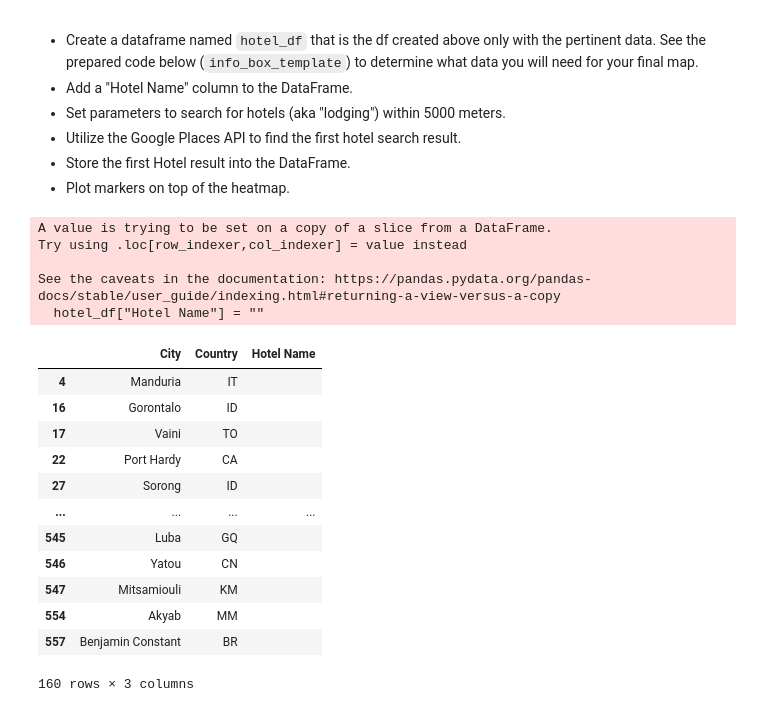
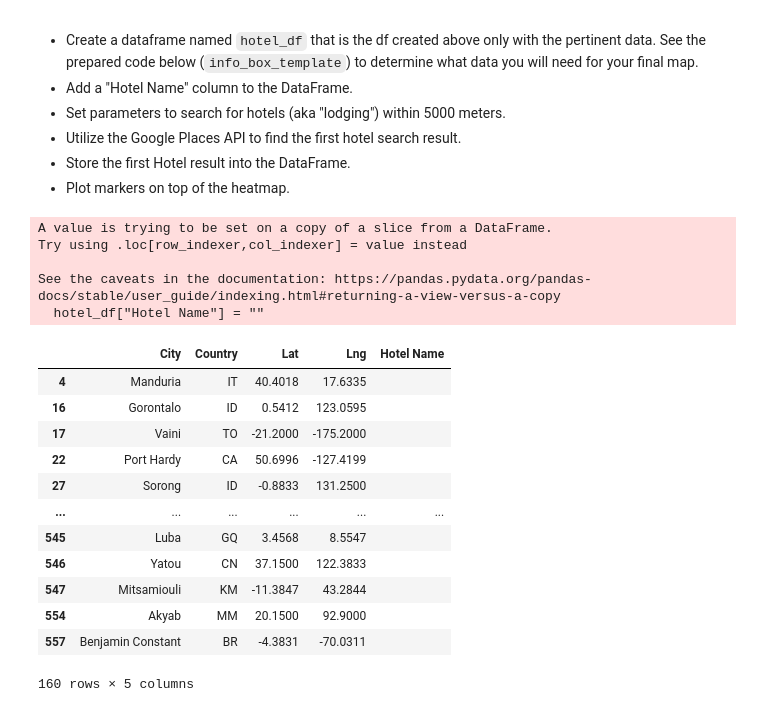
Before and after one commit to nina-padgett/python-api-challenge, a Jupyter notebook: VacationPy.ipynb, the cells around one changed output. Cells and saved outputs as stored; diff of their text form; code cells hidden in the pictures.

```diff
--- a/VacationPy.ipynb
+++ b/VacationPy.ipynb
@@ -125,27 +125,27 @@ ideal_weather_df
 * Plot markers on top of the heatmap.
 # %%
 # Create dataframe and add empty column
-hotel_df = ideal_weather_df[["City", "Country"]]
+hotel_df = ideal_weather_df[["City", "Country", "Lat", "Lng"]]
 hotel_df["Hotel Name"] = ""
 hotel_df
 # %% [output]
 A value is trying to be set on a copy of a slice from a DataFrame.
 Try using .loc[row_indexer,col_indexer] = value instead
 
 See the caveats in the documentation: https://pandas.pydata.org/pandas-docs/stable/user_guide/indexing.html#returning-a-view-versus-a-copy
   hotel_df["Hotel Name"] = ""
-|  | City | Country | Hotel Name |
-| 4 | Manduria | IT |  |
-| 16 | Gorontalo | ID |  |
-| 17 | Vaini | TO |  |
-| 22 | Port Hardy | CA |  |
-| 27 | Sorong | ID |  |
-| ... | ... | ... | ... |
-| 545 | Luba | GQ |  |
-| 546 | Yatou | CN |  |
-| 547 | Mitsamiouli | KM |  |
-| 554 | Akyab | MM |  |
-| 557 | Benjamin Constant | BR |  |
+|  | City | Country | Lat | Lng | Hotel Name |
+| 4 | Manduria | IT | 40.4018 | 17.6335 |  |
+| 16 | Gorontalo | ID | 0.5412 | 123.0595 |  |
+| 17 | Vaini | TO | -21.2000 | -175.2000 |  |
+| 22 | Port Hardy | CA | 50.6996 | -127.4199 |  |
+| 27 | Sorong | ID | -0.8833 | 131.2500 |  |
+| ... | ... | ... | ... | ... | ... |
+| 545 | Luba | GQ | 3.4568 | 8.5547 |  |
+| 546 | Yatou | CN | 37.1500 | 122.3833 |  |
+| 547 | Mitsamiouli | KM | -11.3847 | 43.2844 |  |
+| 554 | Akyab | MM | 20.1500 | 92.9000 |  |
+| 557 | Benjamin Constant | BR | -4.3831 | -70.0311 |  |
-160 rows × 3 columns
+160 rows × 5 columns
 # %%
 # Find the first hotel for each city located within 5,000 meters of the coordinates
```
Also changed, not shown: parts of 4 cells of this notebook.
